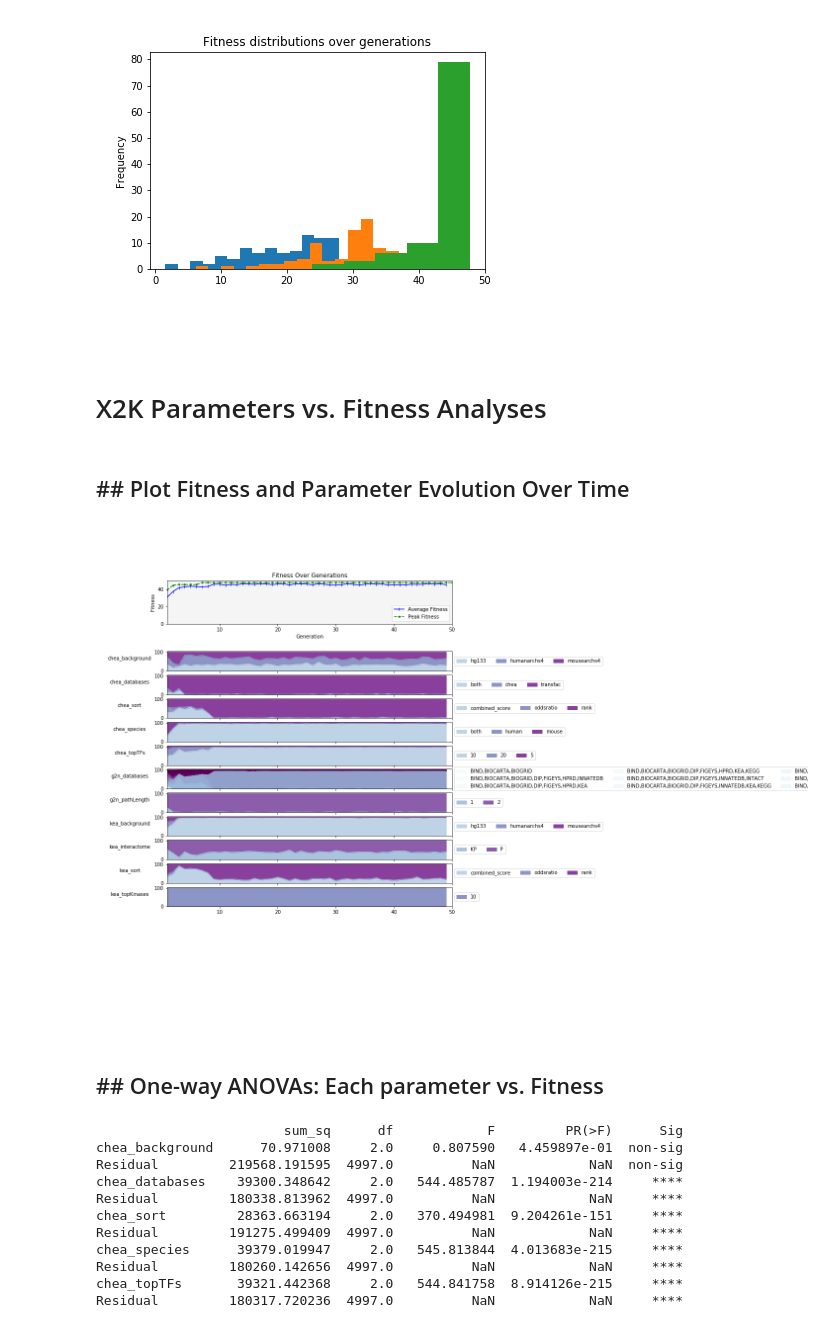
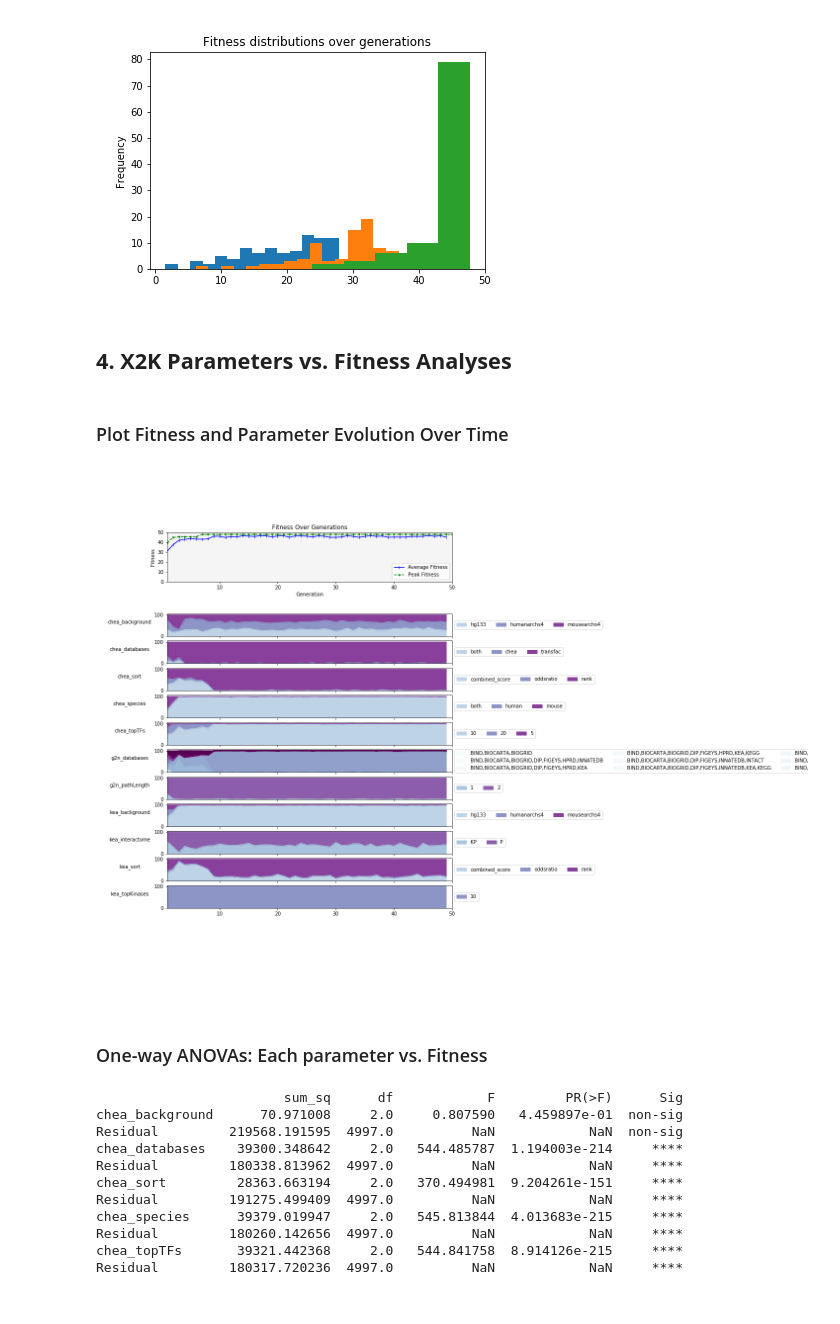
Before and after one commit to MaayanLab/X2K_Genetic_Algorithm, a Jupyter notebook: Python_scripts/GA_Results_Notebook.ipynb, the cells around one changed output. Drawn from its saved outputs; the diff is of its cells as text; code cells hidden in the pictures.

```diff
--- a/Python_scripts/GA_Results_Notebook.ipynb
+++ b/Python_scripts/GA_Results_Notebook.ipynb
@@ -86,21 +126,16 @@ plt.title('Fitness distributions over generations')
 plt.gcf().set_facecolor('white');
 # %% [output]
 [figure]
-# %% [markdown]
-#
 # %% [markdown]
-# X2K Parameters vs. Fitness Analyses
+## __4. X2K Parameters vs. Fitness Analyses__
 # %% [markdown]
-## ## Plot Fitness and Parameter Evolution Over Time
+### Plot Fitness and Parameter Evolution Over Time
 # %%
-import Python_scripts.Extra_X2K_functions as Ex
-Ex.parameterEvolutionPlot(GAresults_Subset1,figsize=(25,20));
+Ex.parameterEvolutionPlot(GAresults_Subset1,figsize=(20,15));
 # %% [output]
-[figure, old version]
+[figure, new version]
-# %% [markdown]
-##
 # %% [markdown]
-## ## One-way ANOVAs: Each parameter vs. Fitness
+### One-way ANOVAs: Each parameter vs. Fitness
 # %%
 Ex.parameterStats(GAresults_Subset1)
 # %% [output]
```
Also changed, not shown: parts of 18 cells of this notebook, 1 other file.
